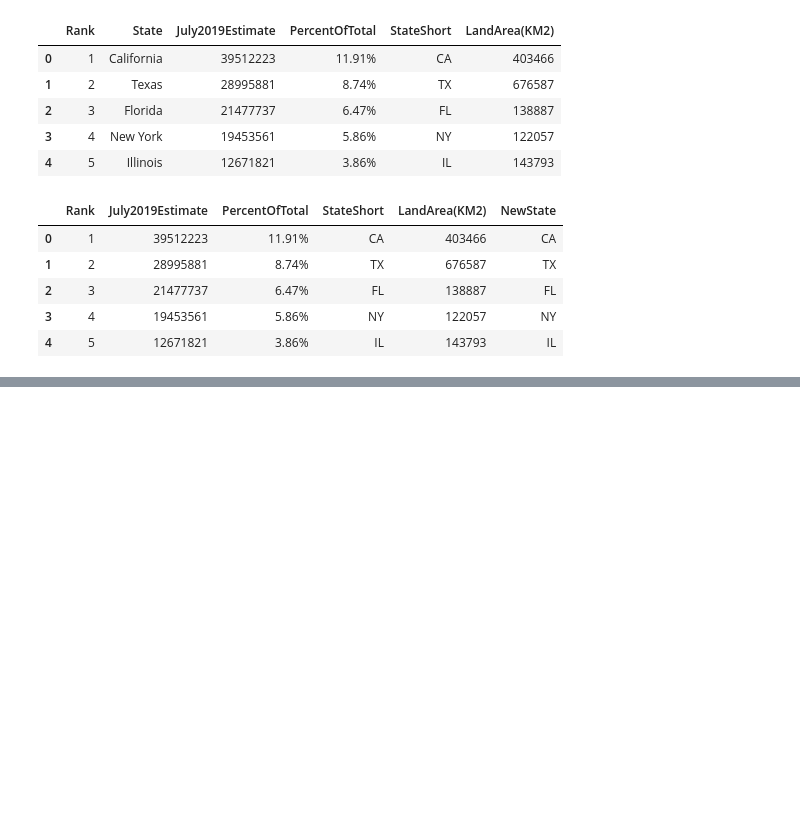
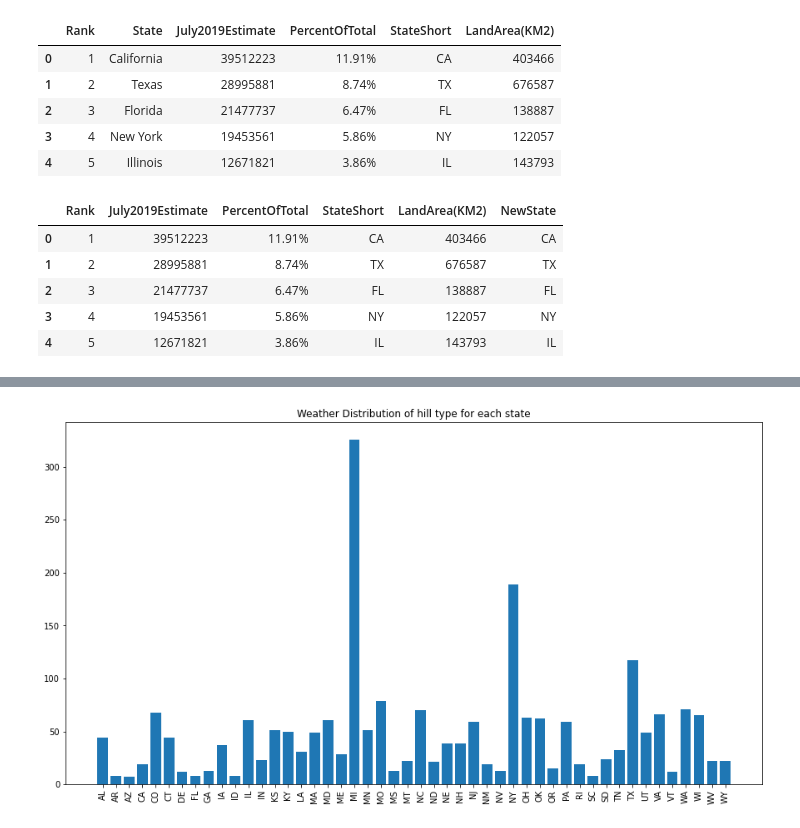
Before and after one commit to 7Amin/RoadConstructionPrediction, a Jupyter notebook: application/dataAnalysis/State-wise Construction Distribution.ipynb, the cells around one changed output, grey strips where cells are left out. Drawn from its saved outputs; the diff is of its cells as text; code cells hidden in the pictures; blank space fills up the shorter version.

```diff
--- a/application/dataAnalysis/State-wise Construction Distribution.ipynb
+++ b/application/dataAnalysis/State-wise Construction Distribution.ipynb
@@ -647,0 +787,2 @@ plt.savefig("construction_distribution_by_Rate_Area_Population_sorted.png")
+# %%
+weather_data_State_group_count_Hail = weather_data_State_group_count[weather_data_State_group_count.Type == "Hail"]
@@ -647,0 +798,8 @@ plt.savefig("construction_distribution_by_Rate_Area_Population_sorted.png")
+# %%
+plt.figure(figsize= (15,8))
+plt.bar(x=weather_data_State_group_count_Hail['State'], height=weather_data_State_group_count_Hail['counts'])
+a = plt.xticks(rotation = 90)
+plt.title("Weather Distribution of hill type for each state")
+plt.savefig("Weather_Distribution_hill_type_for_each_state.png")
+# %% [output]
+[figure, added]
```
Also changed, not shown: parts of 83 cells of this notebook, 4 other files.
